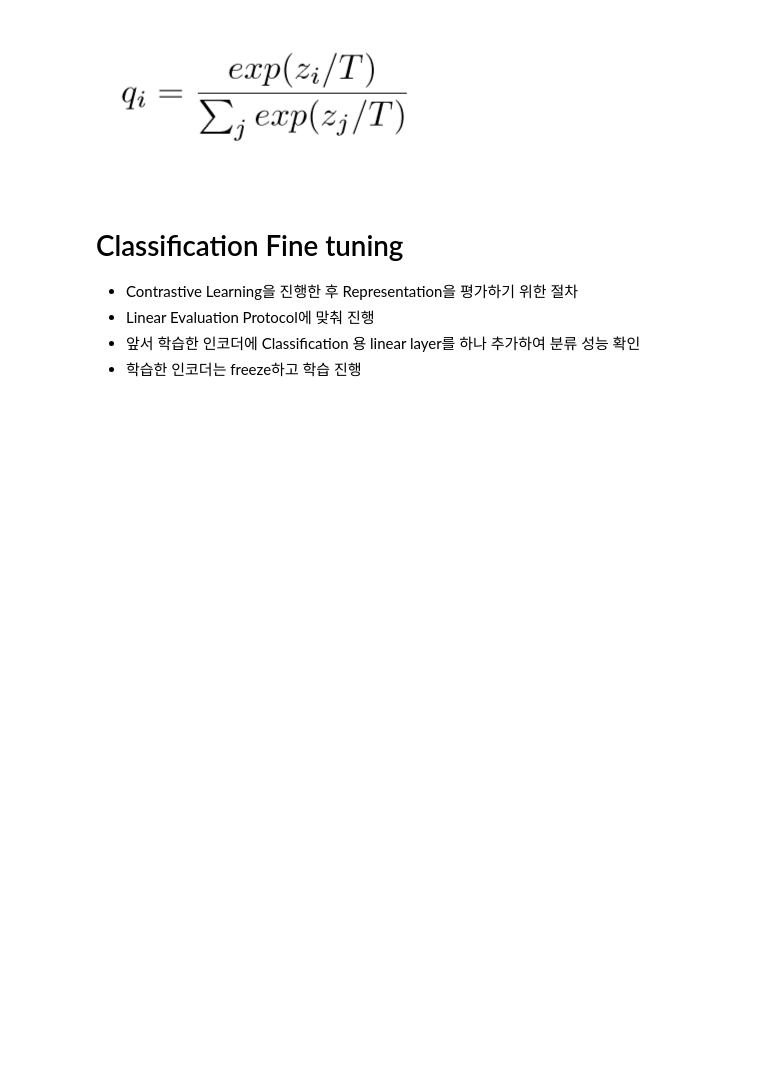
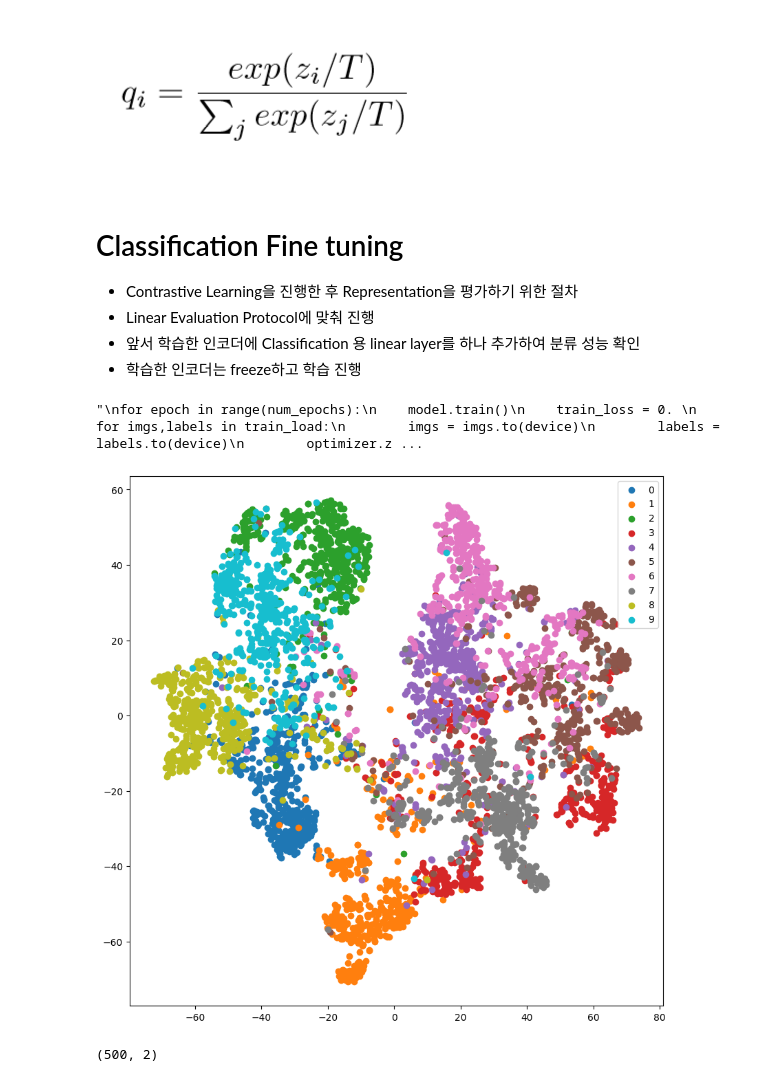
Before and after one commit to crimama/k2k_NNCLR, a Jupyter notebook: Example.ipynb, the cells around one changed output. Cells and saved outputs as stored; diff of their text form; code cells hidden in the pictures; blank space fills up the shorter version.

```diff
--- a/Example.ipynb
+++ b/Example.ipynb
@@ -448,0 +447,69 @@ for epoch in range(num_epochs):
+# %%
+model =  Classifier(model.encoder,10).to(device)
+criterion = torch.nn.CrossEntropyLoss()
+optimizer = torch.optim.Adam(model.parameters(),lr=1e-3)
+train_load = train_loader()
+num_epochs = 90
+
+'''
+for epoch in range(num_epochs):
+    model.train()
+    train_loss = 0.
+    for imgs,labels in train_load:
+        imgs = imgs.to(device)
+        labels = labels.to(device)
+        optimizer.zero_grad()
+
+        y_ = model(imgs)
+
+        loss = criterion(y_,labels)
+        loss.backward()
+        optimizer.step()
+
+        train_loss += loss
+    print(epoch)
+    print(f'Train_loss : {train_loss/len(train_load)}')
+    score(y_,labels)
+'''
+# %% [output]
+"\nfor epoch in range(num_epochs):\n    model.train()\n    train_loss = 0. \n    for imgs,labels in train_load:\n        imgs = imgs.to(device)\n        labels = labels.to(device)\n        optimizer.z ...
+# %%
+#latentv = np.zeros((len(train_load)-1)*2048).reshape(-1,2048)
+latentv = []
+latent_label = []
+encoder = model.encoder
+i = 0
+for img,label in train_load:
+    img,label = img.to(device),label.to(device)
+
+    vector = encoder(img)
+    vector, label = vector.detach().cpu().numpy(), label.detach().cpu().numpy()
+    s = i*32
+    f = (i+1)*32
+    latentv.extend(vector)
+    latent_label.extend(label)
+    i+=1
+latentv = np.array(latentv)
+latent_label = np.array(latent_label)
+# %%
+from sklearn.manifold import TSNE
+tsnt = TSNE()
+after_tsne = tsnt.fit_transform(latentv)
+# %%
+uniques = np.unique(latent_label)
+
+plt.figure(figsize=(10,10))
+for label in uniques:
+    label_idx = np.where(latent_label==label)
+    label_vector = after_tsne[label_idx[0]]
+    plt.scatter(x=label_vector[:,0],
+                y=label_vector[:,1],
+                label=label)
+    plt.legend()
+plt.show()
+# %% [output]
+[figure, added]
+# %%
+plt.scatter()
+# %% [output]
+(500, 2)
```
Also changed, not shown: parts of 2 cells of this notebook.
